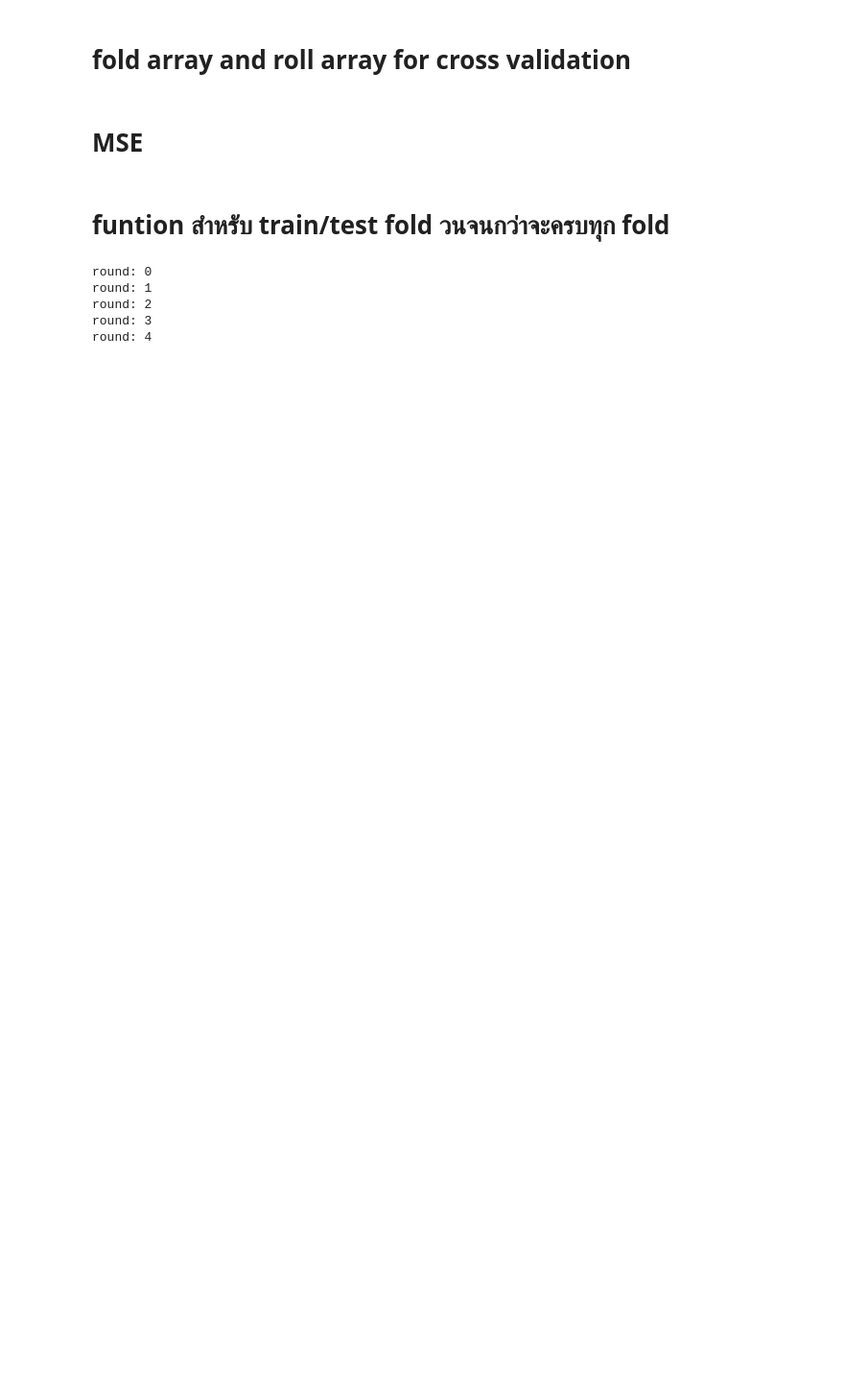
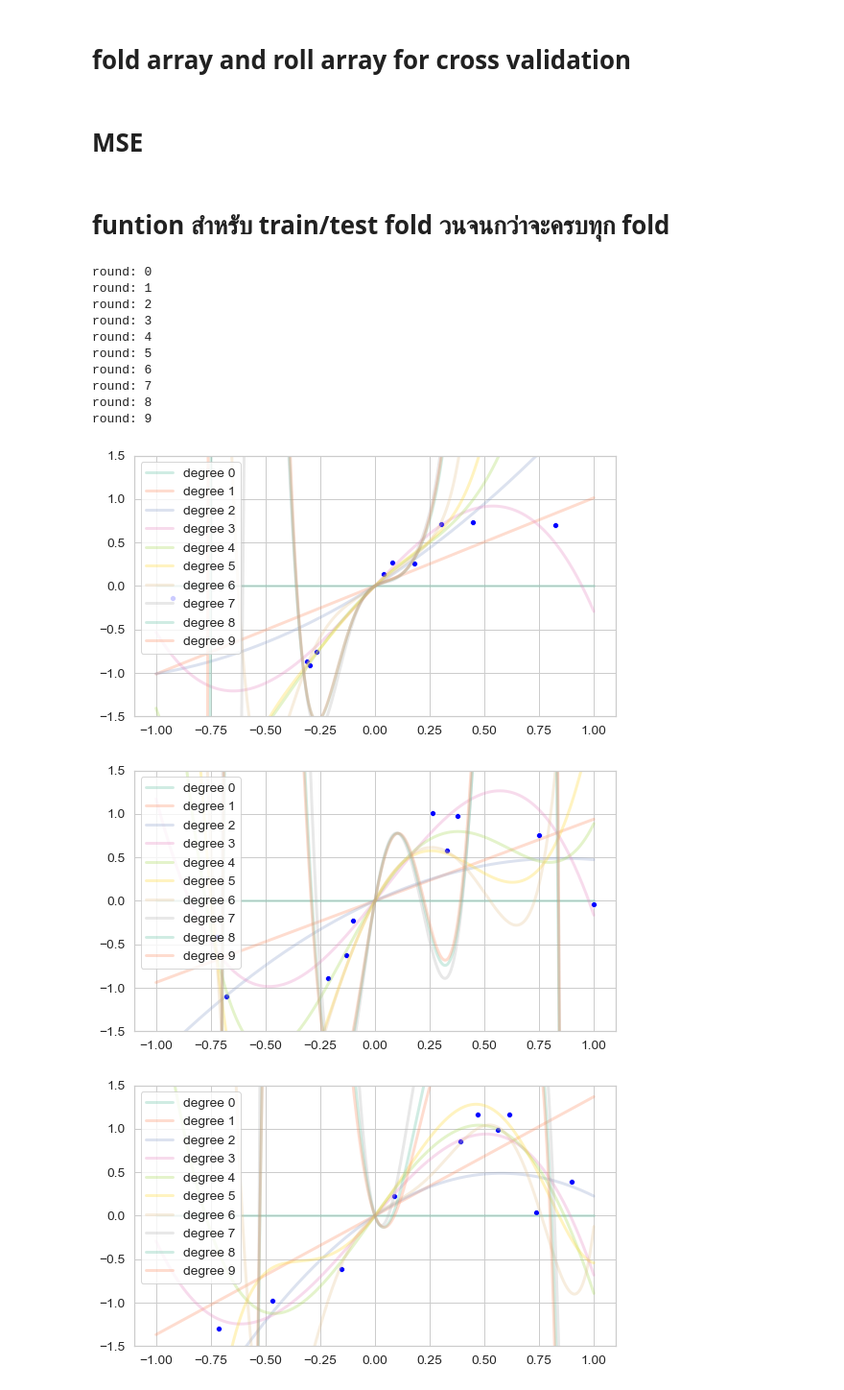
Before and after one commit to chuan-khuna/Datamining, a Jupyter notebook: CrossValidation/cross_validation.ipynb, the cells around one changed output. Shown at 96% size. Saved outputs shown, nothing was run; the diff lists cells and outputs as text; code cells hidden in the pictures; blank space fills up the shorter version.

```diff
--- a/CrossValidation/cross_validation.ipynb
+++ b/CrossValidation/cross_validation.ipynb
@@ -114,7 +113,8 @@ def train_folds(x_fold, y_fold, degree):
 # %%
 degree_list = list(range(0, 10))
 repeat = 10
-
+num_fold = 5
+sample_size = 10
 repeat_test_errors = []
 repeat_train_errors = []
 repeat_out_errors = []
@@ -129,40 +129,46 @@ for r in range(repeat):
     out_errors = []
     weights = []
 
-    num_fold = 10
-    sample_size = 10
-
     sample_ind = np.random.randint(0, n_res, sample_size)
     x_sample = np.take(x, sample_ind)
     y_sample = np.take(y_noise, sample_ind)
 
     x_fold = fold_arr(x_sample, num_fold)
     y_fold = fold_arr(y_sample, num_fold)
 
     print(f'round: {r}')
 
     fig = plt.figure(figsize=(9, 5))
-    sns.scatterplot(x_sample, y_sample)
+    plt.axis([-1.1, 1.1, -1.5, 1.5])
+    sns.scatterplot(x_sample, y_sample, color='blue')
     for degree in degree_list:
         w, test_err, train_err = train_folds(x_fold, y_fold, degree)
         w = np.mean(w, axis=0)
         x_aug = create_degree_x(x, degree)
         y_model = x_aug.dot(w.T)
         out_err = mse(y_model, y_noise)
 
         test_errors.append(test_err)
         train_errors.append(train_err)
         out_errors.append(out_err)
-        sns.lineplot(x, y_model, label=f'degree {degree}', alpha=0.5)
+        sns.lineplot(x, y_model, label=f'degree {degree}', alpha=0.3)
         weights.append(w)
 
     repeat_test_errors.append(test_errors)
     repeat_train_errors.append(train_errors)
     repeat_out_errors.append(out_errors)
     repeat_w.append(w)
 # %% [output]
 round: 0
 round: 1
 round: 2
 round: 3
 round: 4
+round: 5
+round: 6
+round: 7
+round: 8
+round: 9
+[figure, added]
+[figure, added]
+[figure, added]
```
Also changed, not shown: parts of 9 cells of this notebook.
